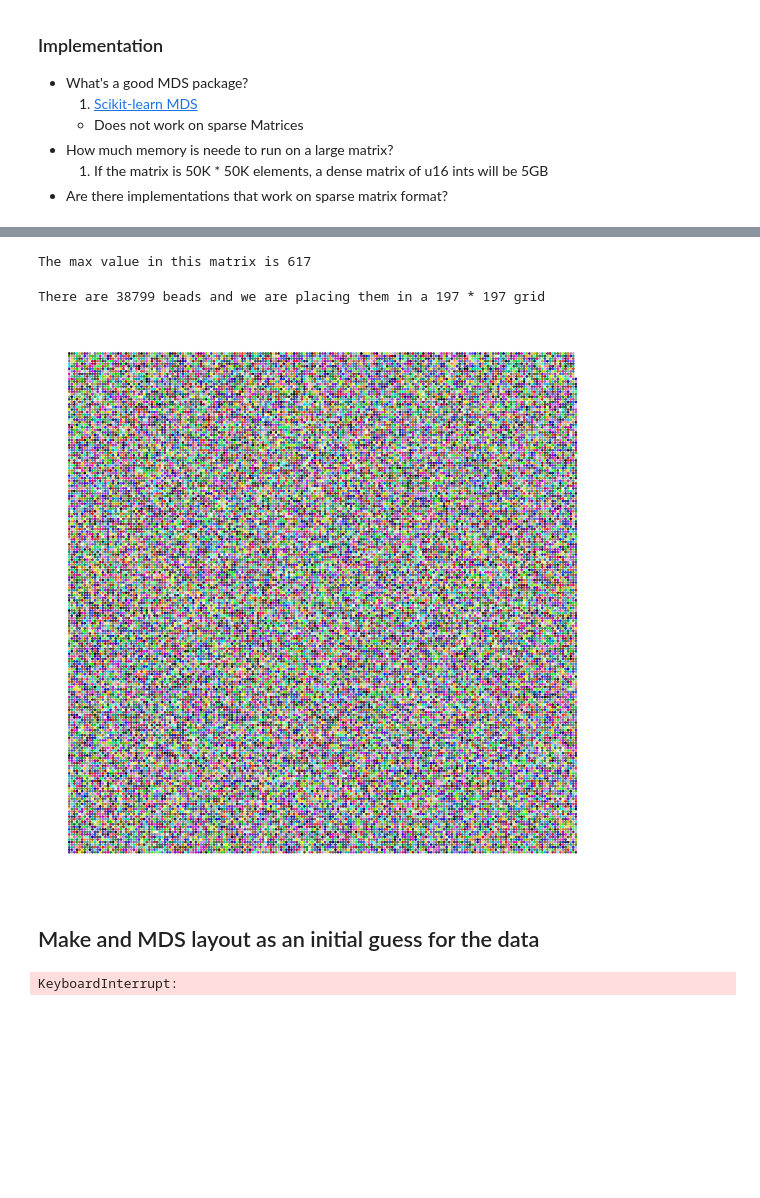
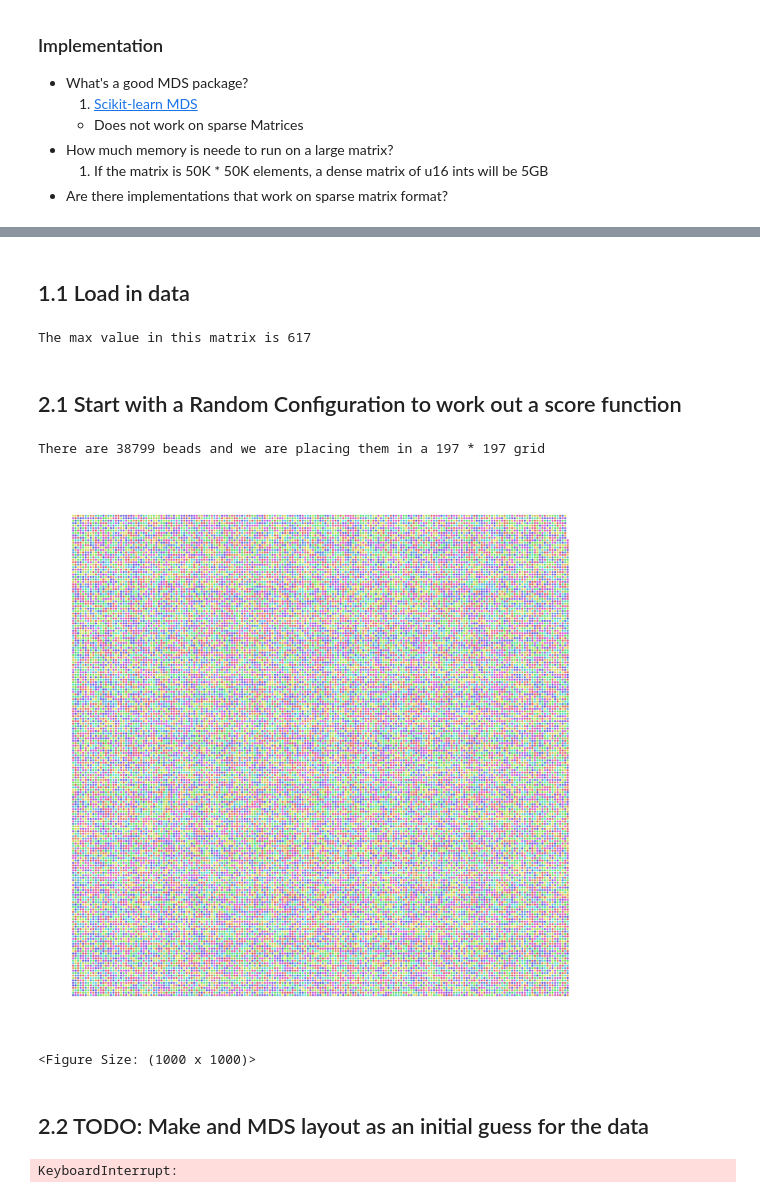
Before and after one commit to matsengrp/sci-space-v2, a Jupyter notebook: notebooks/score_configurations.ipynb, the cells around one changed output, grey strips where cells are left out. Saved outputs shown, nothing was run; the diff lists cells and outputs as text; code cells hidden in the pictures; blank space fills up the shorter version.

Commit message:
added more score stuff to the notebook

```diff
--- a/notebooks/score_configurations.ipynb
+++ b/notebooks/score_configurations.ipynb
@@ -48,3 +136,5 @@ def get_best_configuration(scores, configurations):
+# %% [markdown]
+## 1.1 Load in data
 # %%
 filtered_data_matrix = sp.sparse.load_npz(get_git_root(".") + "/data/filtered_matrix.npz")
 
@@ -113,12 +149,14 @@ def plot_points(position_matrix):
+# %% [markdown]
+## 2.1 Start with a Random Configuration to work out a score function
 # %%
-
 random_positions = make_random_configuration(filtered_data_matrix)
-plot_points(random_positions)
+plot_bead_proposal(random_positions)
 # %% [output]
 There are 38799 beads and we are placing them in a 197 * 197 grid
-[figure, old version]
+[figure, new version]
+<Figure Size: (1000 x 1000)>
 # %% [markdown]
-## Make and MDS layout as an initial guess for the data
+## 2.2 TODO: Make and MDS layout as an initial guess for the data
 # %%
 from sklearn import manifold
 
```
Also changed, not shown: parts of 11 cells of this notebook, 1 other file.
